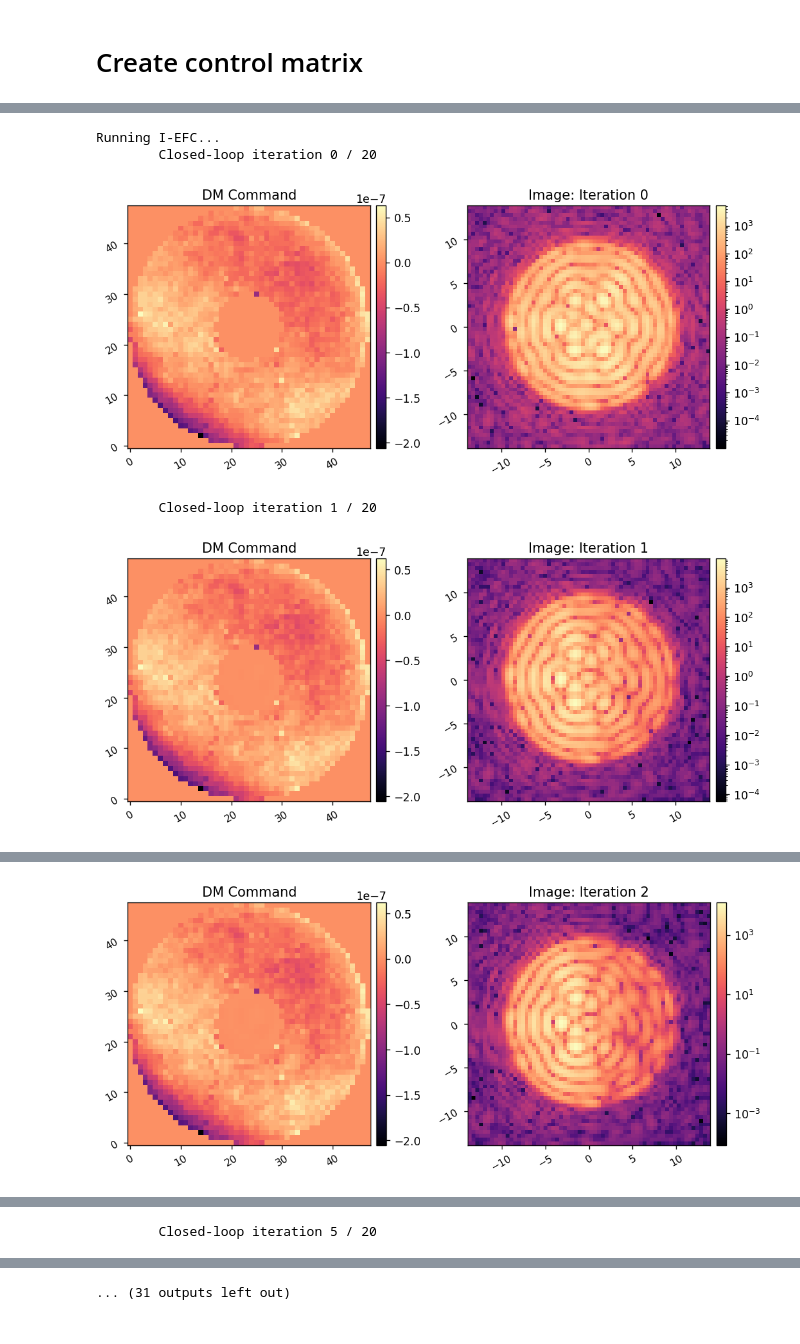
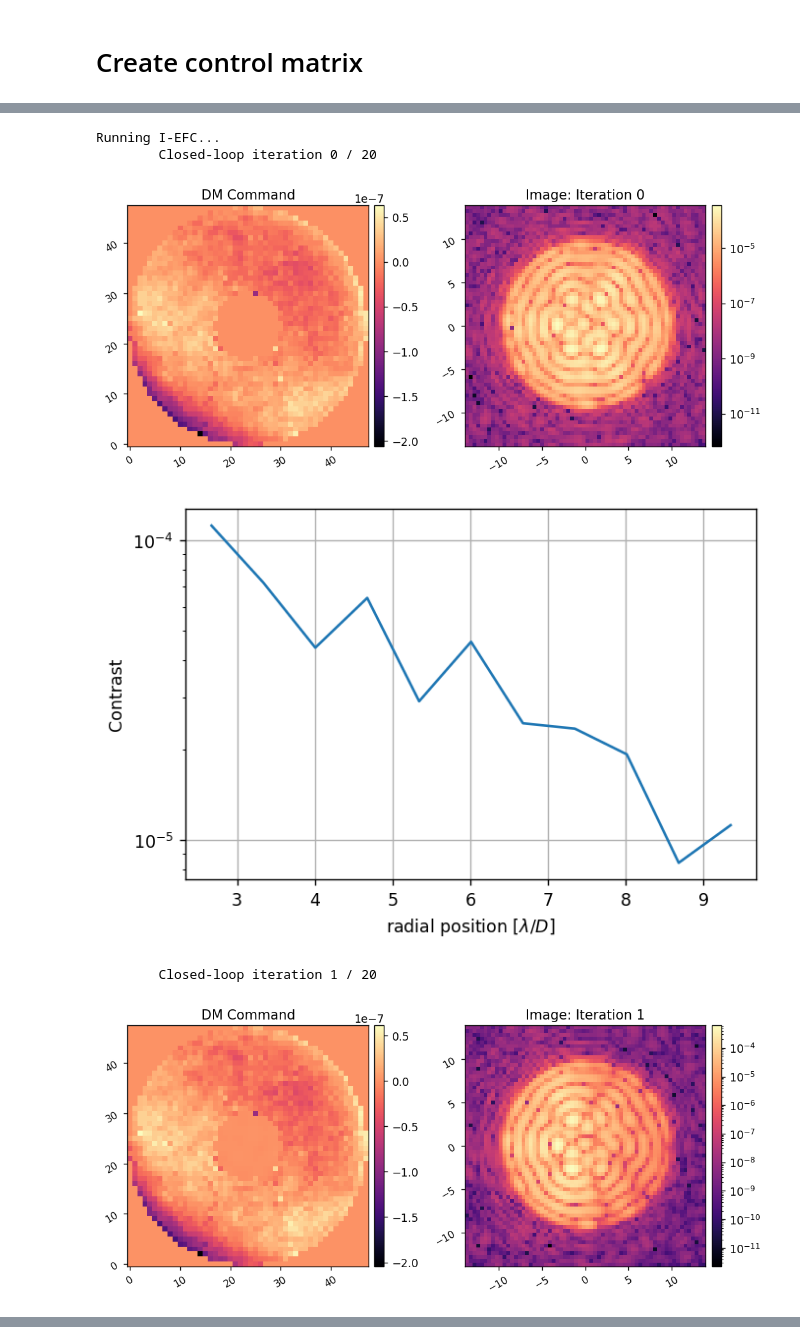
Before and after one commit to kian1377/roman-cgi-iefc, a Jupyter notebook: iefc_1dm_half_hlc.ipynb, the cells around one changed output, grey strips where cells are left out. Cells and saved outputs as stored; diff of their text form; code cells hidden in the pictures.

Commit message:
trying to fix iefc since it is not working as well as before

```diff
--- a/iefc_1dm_half_hlc.ipynb
+++ b/iefc_1dm_half_hlc.ipynb
@@ -109,12 +93,13 @@ Nact = c.Nact
 
 c.use_fpm = False
 ref_unocc_im = c.snap()
-wfsc.imshow1(im, pxscl=c.psf_pixelscale_lamD, xlabel='$\lambda/D$', lognorm=True)
+wfsc.imshow1(ref_unocc_im, pxscl=c.psf_pixelscale_lamD, xlabel='$\lambda/D$', lognorm=True)
 
 max_ref = ref_unocc_im.get().max()
 display(max_ref)
 
 c.use_fpm = True
-ref_im = c.snap()/max_ref
+c.source_flux = source_flux/max_ref # divide the source flux to get nominal contrast images
+ref_im = c.snap()
 wfsc.imshow1(ref_im, pxscl=c.psf_pixelscale_lamD, xlabel='$\lambda/D$', lognorm=True)
 # %% [output]
@@ -141,8 +126,8 @@ roi_params = {
     }
 roi1 = wfsc.utils.create_annular_focal_plane_mask(fpx, fpy, roi_params, plot=True)
 
-iwa = (3-1)
-owa = (9+1)
+iwa = 2.8
+owa = 9.7
 roi_params = {
         'inner_radius' : iwa,
         'outer_radius' : owa,
@@ -153,7 +138,7 @@ roi_params = {
 roi2 = wfsc.utils.create_annular_focal_plane_mask(fpx, fpy, roi_params, plot=True)
 
 # wfsc.imshow2(roi1, roi2)
-weight_map = roi1 + 0.2*(roi2 * ~roi1)
+weight_map = roi1 + 0.1*(roi2 * ~roi1)
 control_mask = weight_map>0
 wfsc.imshow1(weight_map)
 
@@ -166,7 +151,7 @@ calib_amp = 5e-9
 # %%
 reload(wfsc.utils)
 calib_amp = 5e-9
-fourier_modes, fs = wfsc.utils.select_fourier_modes(c, control_mask, fourier_sampling=0.9)
+fourier_modes, fs = wfsc.utils.select_fourier_modes(c, control_mask, fourier_sampling=0.75)
 nmodes = fourier_modes.shape[0]
 print(fourier_modes.shape, fs.shape)
 
@@ -261,2 +246,5 @@ Saved data to:  /groups/douglase/kians-data-files/roman-cgi-iefc-data/response-d
+# %%
+response_matrix = xp.array(fits.getdata(iefc_dir/'response-data'/'hlc_iefc_response_matrix_20230516.fits'))
+response_cube = xp.array(fits.getdata(iefc_dir/'response-data'/'hlc_iefc_response_cube_20230516.fits'))
 # %% [markdown]
 # Create control matrix
@@ -263,28 +255,30 @@ Saved data to:  /groups/douglase/kians-data-files/roman-cgi-iefc-data/response-d
 # %%
 reload(wfsc.iefc_1dm)
+reload(wfsc.utils)
 
 c.set_dm1(dm1_flat)
 c.set_dm2(dm2_flat)
 
-reg_cond = 1e-2
+reg_cond = 1e-3
 
 cm_tik = wfsc.utils.TikhonovInverse(response_matrix, rcond=reg_cond)
 Wmatrix = np.diag(np.concatenate((weight_map[control_mask], weight_map[control_mask])))
 cm_wls = wfsc.utils.WeightedLeastSquares(response_matrix, Wmatrix, rcond=reg_cond)
 
 images, dm_commands_1 = wfsc.iefc_1dm.run(c,
                                           cm_wls,
                                           probe_modes,
                                           probe_amp,
                                           fourier_modes,
-                                          control_mask.ravel(),
+                                          control_mask,
                                           num_iterations=20,
                                           loop_gain=0.5, leakage=0.0,
-                                          display_all=True,
+                                          plot_all=True,
                                          )
 # %% [output]
 Running I-EFC...
         Closed-loop iteration 0 / 20
-[figure, old version]
+[figure, new version]
+[figure, new version]
         Closed-loop iteration 1 / 20
-[figure, old version]
+[figure, new version]
@@ -291,2 +286 @@ Running I-EFC...
         Closed-loop iteration 2 / 20
-[figure, old version]
@@ -297 +292,0 @@ Running I-EFC...
-        Closed-loop iteration 5 / 20
@@ -299 +292,0 @@ Running I-EFC...
-... (31 outputs left out)
```
Also changed, not shown: parts of 15 cells of this notebook, 1 other file.
